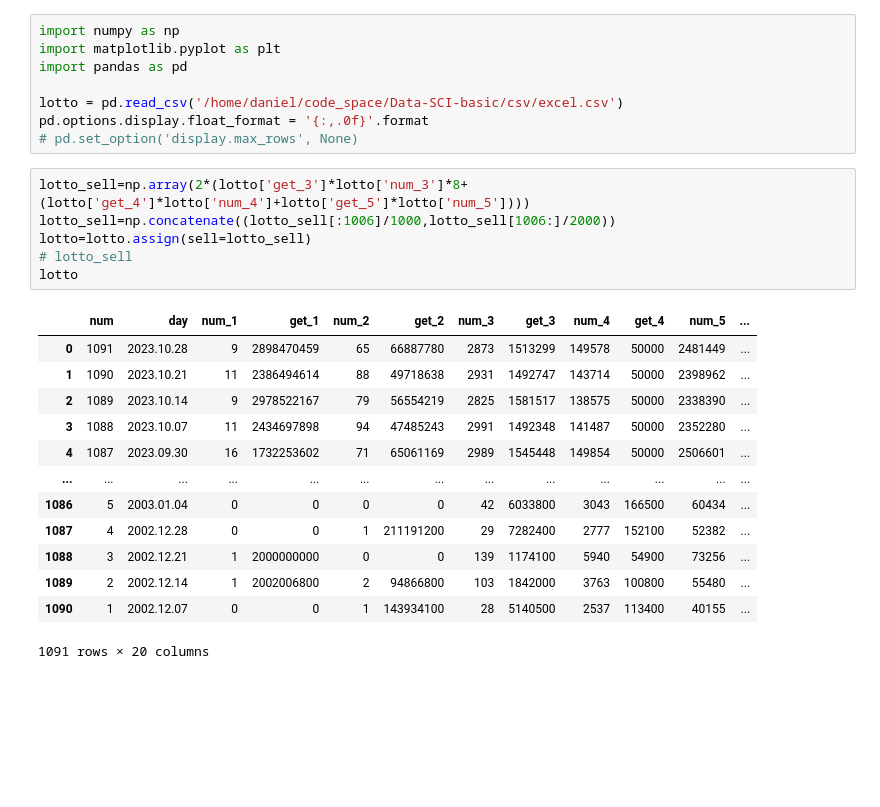
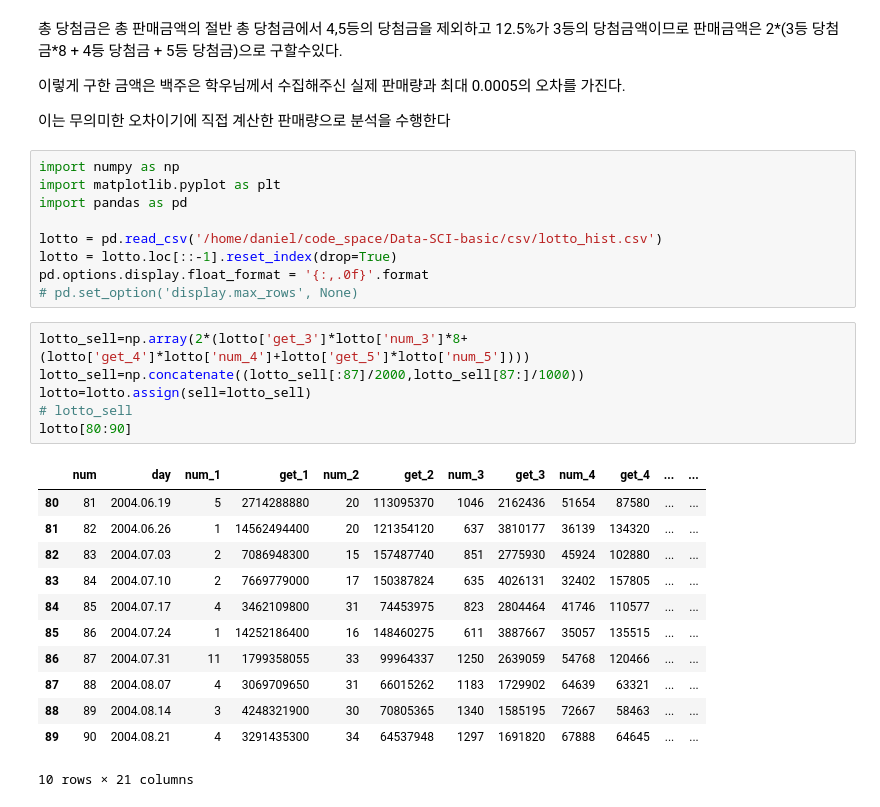
Before and after one commit to daniel0406070/Data-SCI-basic, a Jupyter notebook: src/11_1.ipynb, the cells around one changed output. Drawn from its saved outputs; the diff is of its cells as text; blank space fills up the shorter version.

Commit message:
lotto DSB work

```diff
--- a/src/11_1.ipynb
+++ b/src/11_1.ipynb
@@ -1,31 +1,39 @@
+# %% [markdown]
+총 당첨금은 총 판매금액의 절반
+총 당첨금에서 4,5등의 당첨금을 제외하고 12.5%가 3등의 당첨금액이므로
+판매금액은 2*(3등 당첨금*8 + 4등 당첨금 + 5등 당첨금)으로 구할수있다.
+
+이렇게 구한 금액은 백주은 학우님께서 수집해주신 실제 판매량과 최대 0.0005의 오차를 가진다.
+
+이는 무의미한 오차이기에 직접 계산한 판매량으로 분석을 수행한다
 # %%
 import numpy as np
 import matplotlib.pyplot as plt
 import pandas as pd
 
-lotto = pd.read_csv('/home/daniel/code_space/Data-SCI-basic/csv/excel.csv')
+lotto = pd.read_csv('/home/daniel/code_space/Data-SCI-basic/csv/lotto_hist.csv')
+lotto = lotto.loc[::-1].reset_index(drop=True)
 pd.options.display.float_format = '{:,.0f}'.format
 # pd.set_option('display.max_rows', None)
 # %%
 lotto_sell=np.array(2*(lotto['get_3']*lotto['num_3']*8+(lotto['get_4']*lotto['num_4']+lotto['get_5']*lotto['num_5'])))
-lotto_sell=np.concatenate((lotto_sell[:1006]/1000,lotto_sell[1006:]/2000))
+lotto_sell=np.concatenate((lotto_sell[:87]/2000,lotto_sell[87:]/1000))
 lotto=lotto.assign(sell=lotto_sell)
 # lotto_sell
-lotto
+lotto[80:90]
 # %% [output]
-|  | num | day | num_1 | get_1 | num_2 | get_2 | num_3 | get_3 | num_4 | get_4 | num_5 | ... |
-| 0 | 1091 | 2023.10.28 | 9 | 2898470459 | 65 | 66887780 | 2873 | 1513299 | 149578 | 50000 | 2481449 | ... |
-| 1 | 1090 | 2023.10.21 | 11 | 2386494614 | 88 | 49718638 | 2931 | 1492747 | 143714 | 50000 | 2398962 | ... |
-| 2 | 1089 | 2023.10.14 | 9 | 2978522167 | 79 | 56554219 | 2825 | 1581517 | 138575 | 50000 | 2338390 | ... |
-| 3 | 1088 | 2023.10.07 | 11 | 2434697898 | 94 | 47485243 | 2991 | 1492348 | 141487 | 50000 | 2352280 | ... |
-| 4 | 1087 | 2023.09.30 | 16 | 1732253602 | 71 | 65061169 | 2989 | 1545448 | 149854 | 50000 | 2506601 | ... |
-| ... | ... | ... | ... | ... | ... | ... | ... | ... | ... | ... | ... | ... |
-| 1086 | 5 | 2003.01.04 | 0 | 0 | 0 | 0 | 42 | 6033800 | 3043 | 166500 | 60434 | ... |
-| 1087 | 4 | 2002.12.28 | 0 | 0 | 1 | 211191200 | 29 | 7282400 | 2777 | 152100 | 52382 | ... |
-| 1088 | 3 | 2002.12.21 | 1 | 2000000000 | 0 | 0 | 139 | 1174100 | 5940 | 54900 | 73256 | ... |
-| 1089 | 2 | 2002.12.14 | 1 | 2002006800 | 2 | 94866800 | 103 | 1842000 | 3763 | 100800 | 55480 | ... |
-| 1090 | 1 | 2002.12.07 | 0 | 0 | 1 | 143934100 | 28 | 5140500 | 2537 | 113400 | 40155 | ... |
+|  | num | day | num_1 | get_1 | num_2 | get_2 | num_3 | get_3 | num_4 | get_4 | ... | ... |
+| 80 | 81 | 2004.06.19 | 5 | 2714288880 | 20 | 113095370 | 1046 | 2162436 | 51654 | 87580 | ... | ... |
+| 81 | 82 | 2004.06.26 | 1 | 14562494400 | 20 | 121354120 | 637 | 3810177 | 36139 | 134320 | ... | ... |
+| 82 | 83 | 2004.07.03 | 2 | 7086948300 | 15 | 157487740 | 851 | 2775930 | 45924 | 102880 | ... | ... |
+| 83 | 84 | 2004.07.10 | 2 | 7669779000 | 17 | 150387824 | 635 | 4026131 | 32402 | 157805 | ... | ... |
+| 84 | 85 | 2004.07.17 | 4 | 3462109800 | 31 | 74453975 | 823 | 2804464 | 41746 | 110577 | ... | ... |
+| 85 | 86 | 2004.07.24 | 1 | 14252186400 | 16 | 148460275 | 611 | 3887667 | 35057 | 135515 | ... | ... |
+| 86 | 87 | 2004.07.31 | 11 | 1799358055 | 33 | 99964337 | 1250 | 2639059 | 54768 | 120466 | ... | ... |
+| 87 | 88 | 2004.08.07 | 4 | 3069709650 | 31 | 66015262 | 1183 | 1729902 | 64639 | 63321 | ... | ... |
+| 88 | 89 | 2004.08.14 | 3 | 4248321900 | 30 | 70805365 | 1340 | 1585195 | 72667 | 58463 | ... | ... |
+| 89 | 90 | 2004.08.21 | 4 | 3291435300 | 34 | 64537948 | 1297 | 1691820 | 67888 | 64645 | ... | ... |
-1091 rows × 20 columns
+10 rows × 21 columns
 # %%
 lotto.plot.line(x='num',y='sell',c='DarkBlue')
 # %% [output]
```
Also changed, not shown: parts of 13 cells of this notebook, 5 other files.
